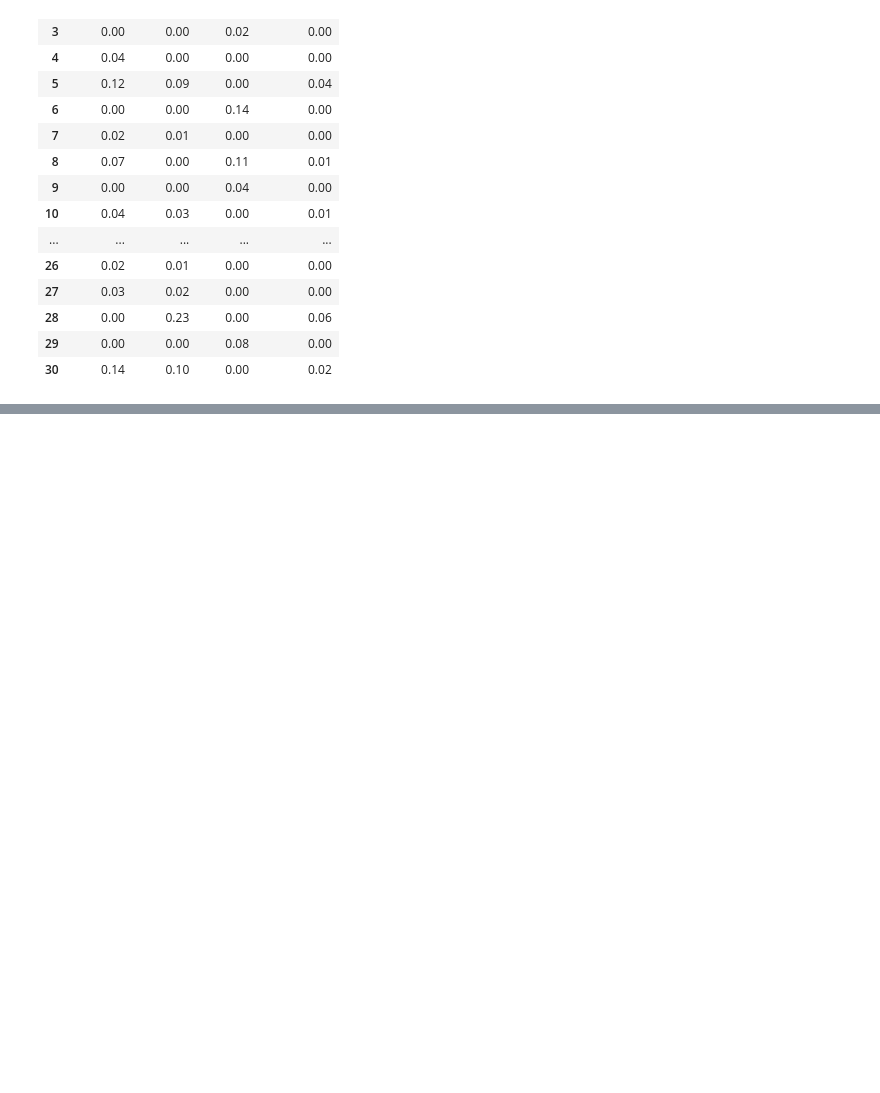
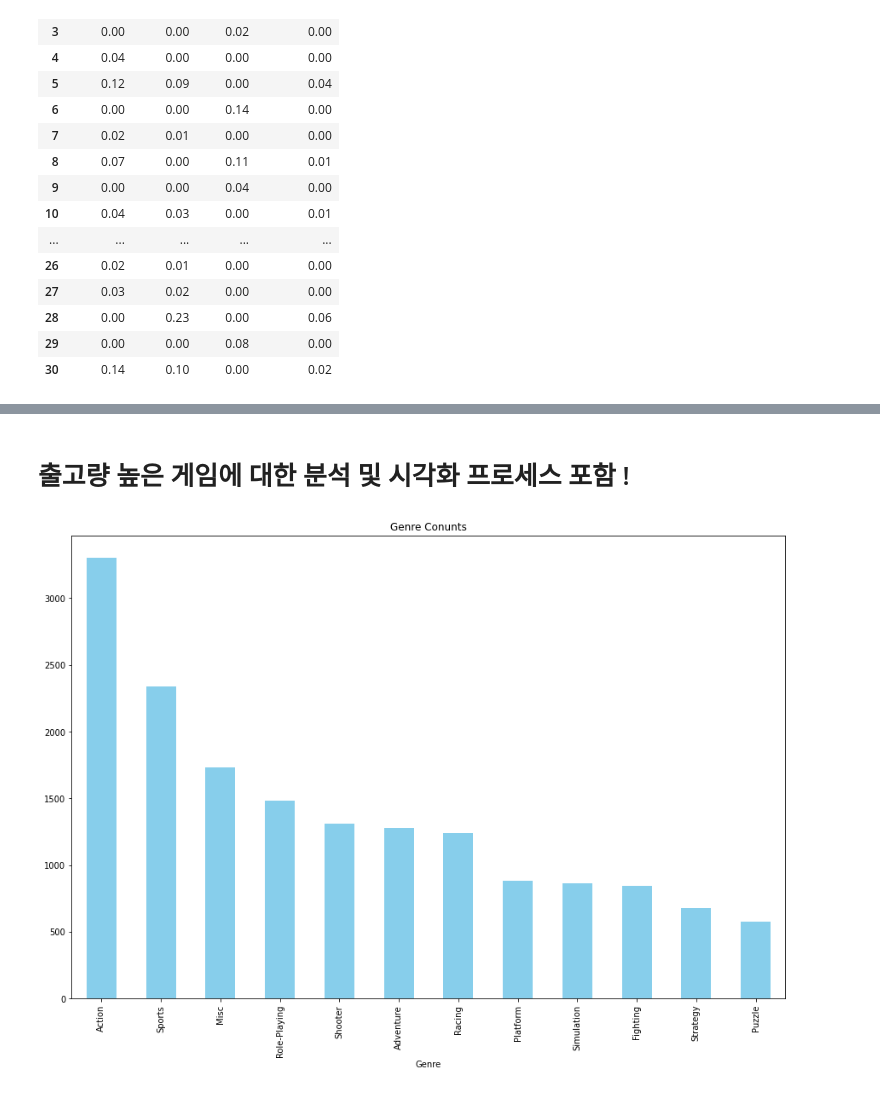
Before and after one commit to KyungRyeolBaek/study, a Jupyter notebook: ai03_백경렬_Section1_Project.ipynb, the cells around one changed output, grey strips where cells are left out. Drawn from its saved outputs; the diff is of its cells as text; code cells hidden in the pictures; blank space fills up the shorter version.

```diff
--- a/ai03_백경렬_Section1_Project.ipynb
+++ b/ai03_백경렬_Section1_Project.ipynb
@@ -506,0 +333,6 @@ df
+# %% [markdown]
+# 출고량 높은 게임에 대한 분석 및 시각화 프로세스 포함 !
+# %%
+df.value_counts('Genre').plot.bar(title = 'Genre Conunts',figsize = (15, 10), color = 'skyblue');
+# %% [output]
+[figure, added]
```
Also changed, not shown: parts of 109 cells of this notebook.
